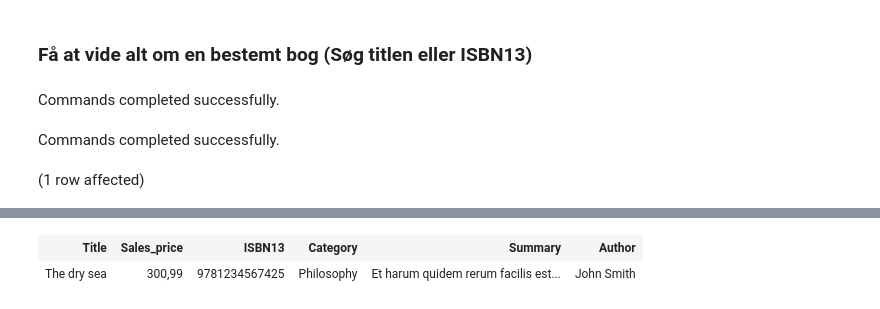
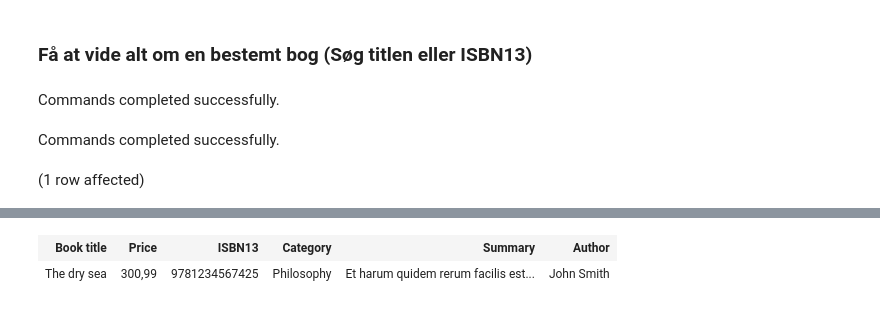
Before and after one commit to newton0182/SQL_Fanzy, a Jupyter notebook: fancy-opgave.ipynb, the cells around one changed output, grey strips where cells are left out. Cells and saved outputs as stored; diff of their text form; code cells hidden in the pictures.

```diff
--- a/fancy-opgave.ipynb
+++ b/fancy-opgave.ipynb
@@ -384,9 +386,10 @@ WHERE SPECIFIC_SCHEMA = N'dbo'
 DROP PROCEDURE dbo.stp_soegenbog
 GO
 
+-- Create a new stored procedure
 CREATE PROCEDURE stp_soegenbog @Title NVARCHAR(50), @ISBN13 NVARCHAR(13)
 AS
-    SELECT Title, Sales_price, ISBN13, Category, Summary, ISNULL(First_name + ' ', '') + ISNULL(Surname, '') AS Author
+    SELECT Title AS [Book title], Sales_price AS [Price], ISBN13, Category, Summary, ISNULL(First_name + ' ', '') + Surname AS Author
     FROM bogogforfatter
     JOIN bog ON bog.ID = bogogforfatter.BogID
     JOIN Kategori ON Kategori.ID = bog.CategoryID
@@ -403,2 +406,2 @@ Total execution time: 00:00:00.005
-| Title | Sales_price | ISBN13 | Category | Summary | Author |
+| Book title | Price | ISBN13 | Category | Summary | Author |
 | The dry sea | 300,99 | 9781234567425 | Philosophy | Et harum quidem rerum facilis est... | John Smith |
```
Also changed, not shown: parts of 13 cells of this notebook, 1 other file.
